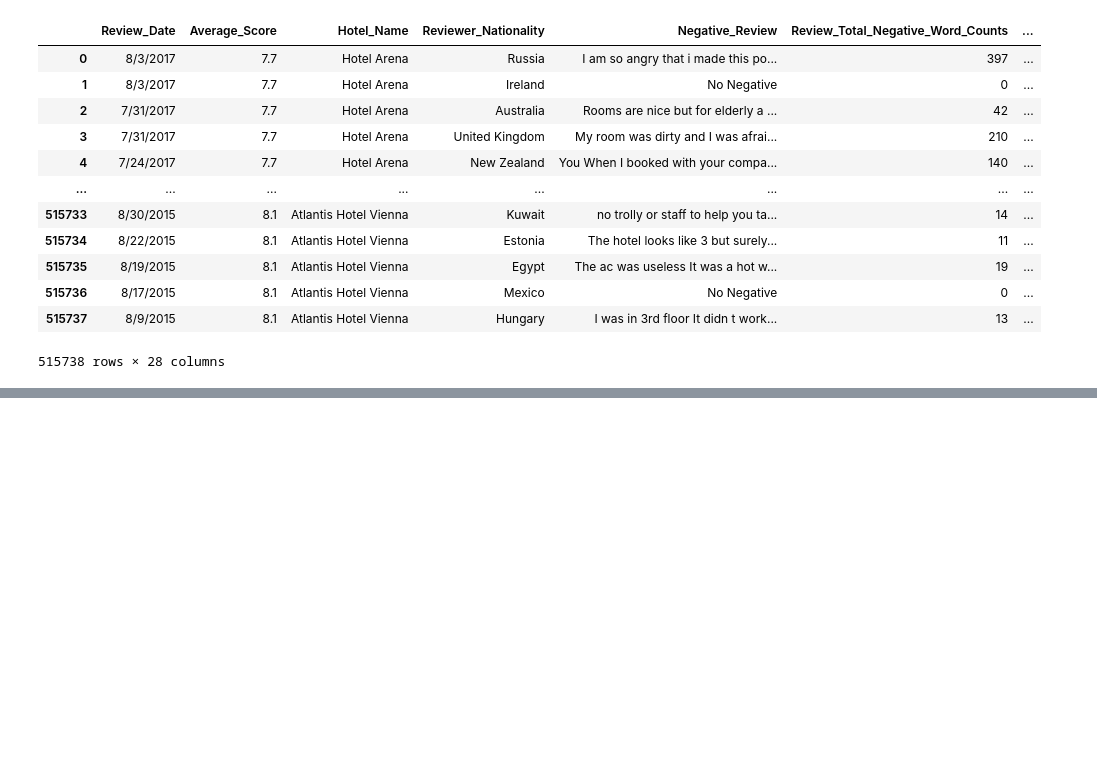
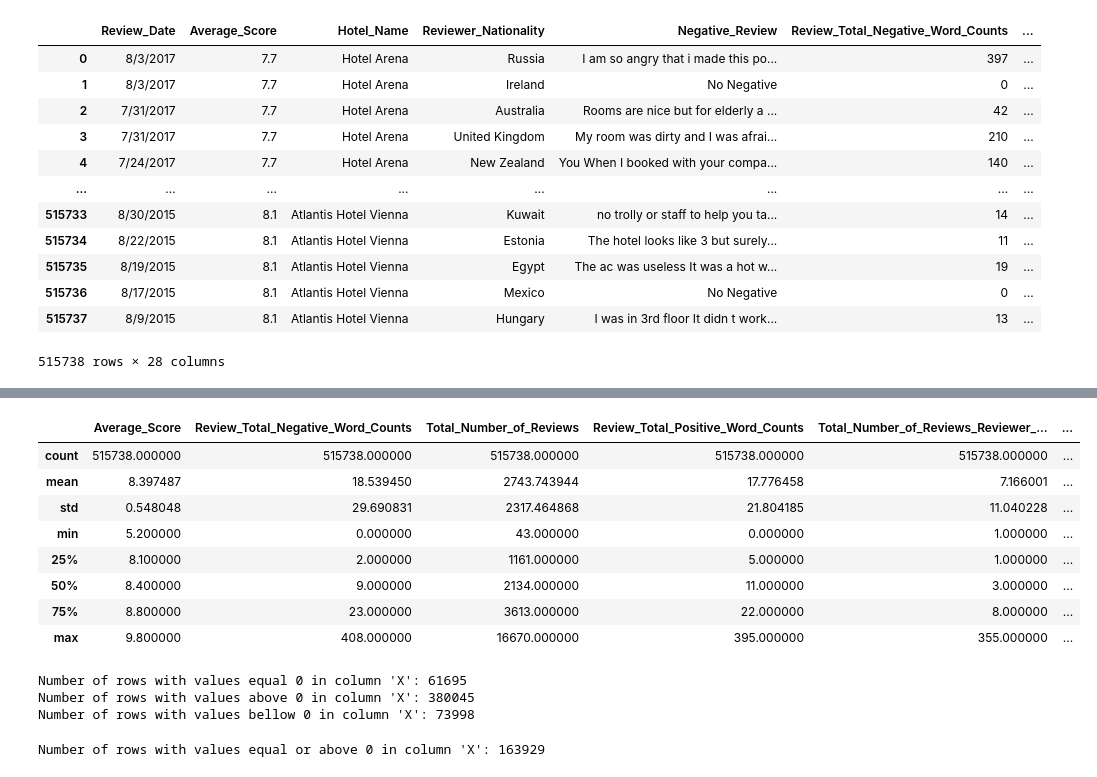
Before and after one commit to BIM-Master/Hotel-Reviews, a Jupyter notebook: Hotel_reviews.ipynb, the cells around one changed output, grey strips where cells are left out. Drawn from its saved outputs; the diff is of its cells as text; code cells hidden in the pictures; blank space fills up the shorter version.

```diff
--- a/Hotel_reviews.ipynb
+++ b/Hotel_reviews.ipynb
@@ -346,0 +427,12 @@ Power_Distance      -0.006345        1.000000
+# %%
+Hotel_df.describe()
+# %% [output]
+|  | Average_Score | Review_Total_Negative_Word_Counts | Total_Number_of_Reviews | Review_Total_Positive_Word_Counts | Total_Number_of_Reviews_Reviewer_... | ... |
+| count | 515738.000000 | 515738.000000 | 515738.000000 | 515738.000000 | 515738.000000 | ... |
+| mean | 8.397487 | 18.539450 | 2743.743944 | 17.776458 | 7.166001 | ... |
+| std | 0.548048 | 29.690831 | 2317.464868 | 21.804185 | 11.040228 | ... |
+| min | 5.200000 | 0.000000 | 43.000000 | 0.000000 | 1.000000 | ... |
+| 25% | 8.100000 | 2.000000 | 1161.000000 | 5.000000 | 1.000000 | ... |
+| 50% | 8.400000 | 9.000000 | 2134.000000 | 11.000000 | 3.000000 | ... |
+| 75% | 8.800000 | 23.000000 | 3613.000000 | 22.000000 | 8.000000 | ... |
+| max | 9.800000 | 408.000000 | 16670.000000 | 395.000000 | 355.000000 | ... |
@@ -346,0 +441,19 @@ Power_Distance      -0.006345        1.000000
+# %%
+Afinn_count_above_zero = (Hotel_df['afinn_avg_score'] > 0).sum()
+Afinn_count_equal_zero = (Hotel_df['afinn_avg_score'] == 0).sum()
+Afinn_count_below_zero = (Hotel_df['afinn_avg_score'] < 0).sum()
+
+print("Number of rows with values equal 0 in column 'X':", Afinn_count_equal_zero)
+print("Number of rows with values above 0 in column 'X':", Afinn_count_above_zero)
+print("Number of rows with values bellow 0 in column 'X':", Afinn_count_below_zero)
+# %% [output]
+Number of rows with values equal 0 in column 'X': 61695
+Number of rows with values above 0 in column 'X': 380045
+Number of rows with values bellow 0 in column 'X': 73998
+# %%
+Afinn_p_count_below_zero = (Hotel_df['afinn_sentiment_score_positive'] < 0).sum()
+Afinn_p_count_equal_zero = (Hotel_df['afinn_sentiment_score_negative'] == 0).sum()
+
+print("Number of rows with values equal or above 0 in column 'X':", Afinn_p_count_below_zero+Afinn_p_count_equal_zero)
+# %% [output]
+Number of rows with values equal or above 0 in column 'X': 163929
```
Also changed, not shown: parts of 12 cells of this notebook.
